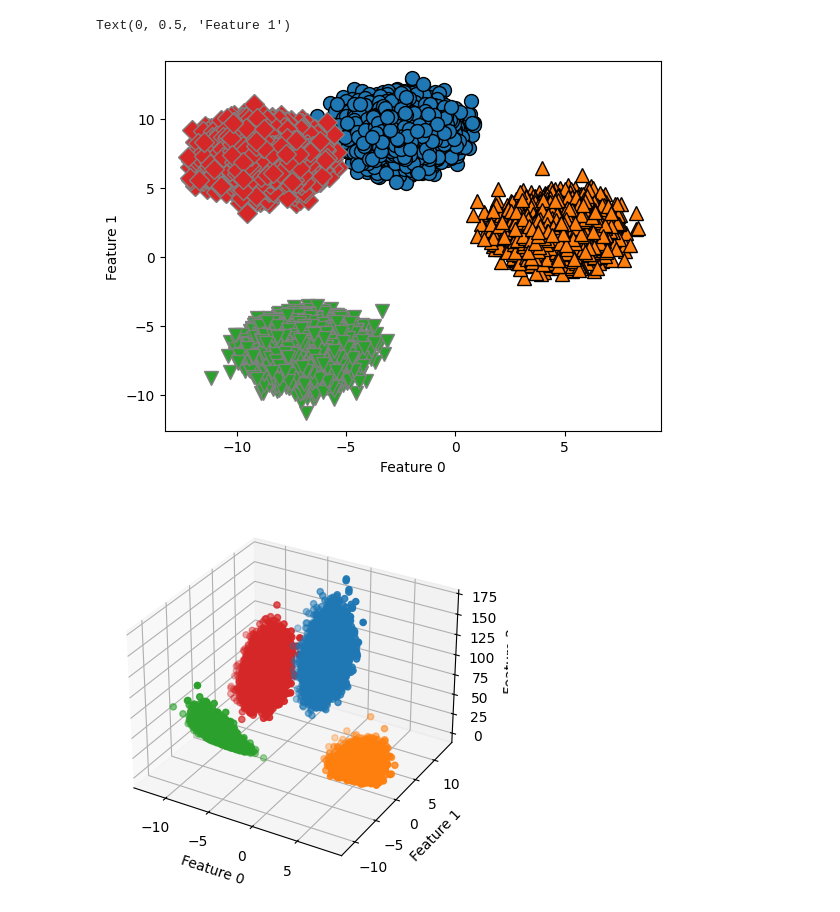
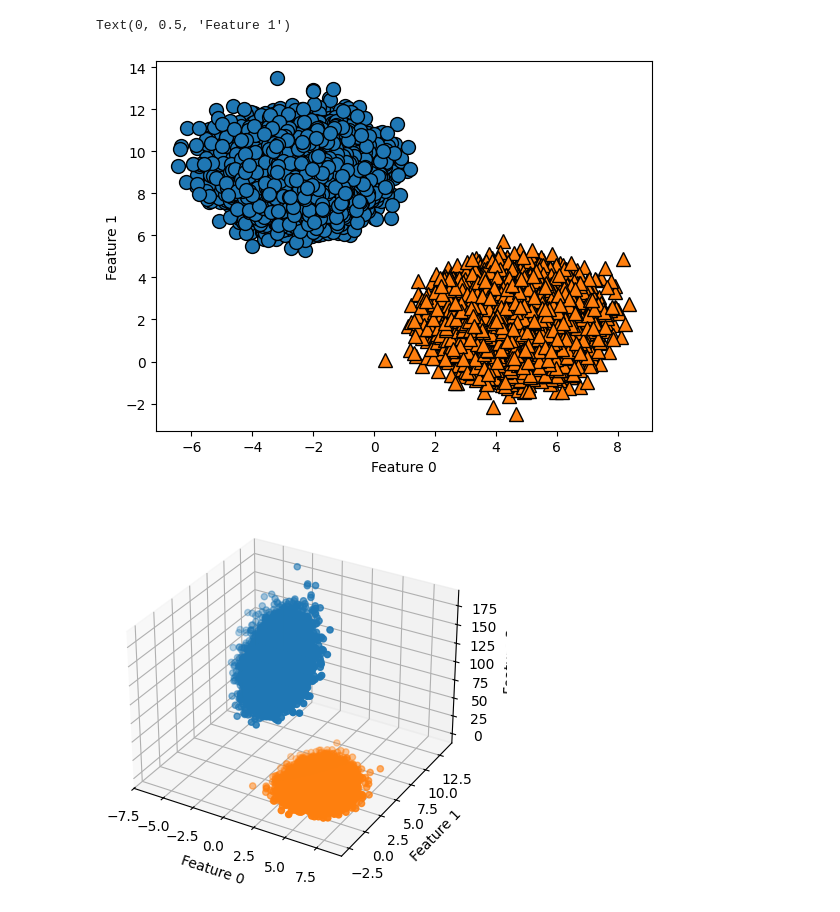
Before and after one commit to TaoXiaoNj/python-proj, a Jupyter notebook: machine-learning/machine_learning/jupyter/book/ch02/svm.ipynb, the cells around one changed output. Cells and saved outputs as stored; diff of their text form; code cells hidden in the pictures.

```diff
--- a/machine-learning/machine_learning/jupyter/book/ch02/svm.ipynb
+++ b/machine-learning/machine_learning/jupyter/book/ch02/svm.ipynb
@@ -1,20 +1,20 @@
 # %%
 import numpy as np
 import mglearn
 from matplotlib import pyplot as plt
 from sklearn.datasets import make_blobs
 from mpl_toolkits.mplot3d import Axes3D
 
-X, y = make_blobs(n_samples=30000, n_features=2, centers=4, random_state=42) # type: ignore
+X, y = make_blobs(n_samples=30000, n_features=2, centers=2, random_state=42) # type: ignore
 
 # 绘制散点图,只用到前两个特征及标签
 mglearn.discrete_scatter(X[:, 0], X[:, 1], y)
 
 plt.xlabel("Feature 0")
 plt.ylabel("Feature 1")
 # %% [output]
 Text(0, 0.5, 'Feature 1')
-[figure, old version]
+[figure, new version]
 # %%
 # 增加第三个特征
 X_new = np.hstack([X, X[:, 1:]**2])
@@ -38,4 +38,4 @@ ax.set_ylabel("Feature 1")
 ax.set_zlabel("Feature 2")
 plt.show()
 # %% [output]
-[figure, old version]
+[figure, new version]
```
Also changed, not shown: parts of 1 cell of this notebook.
